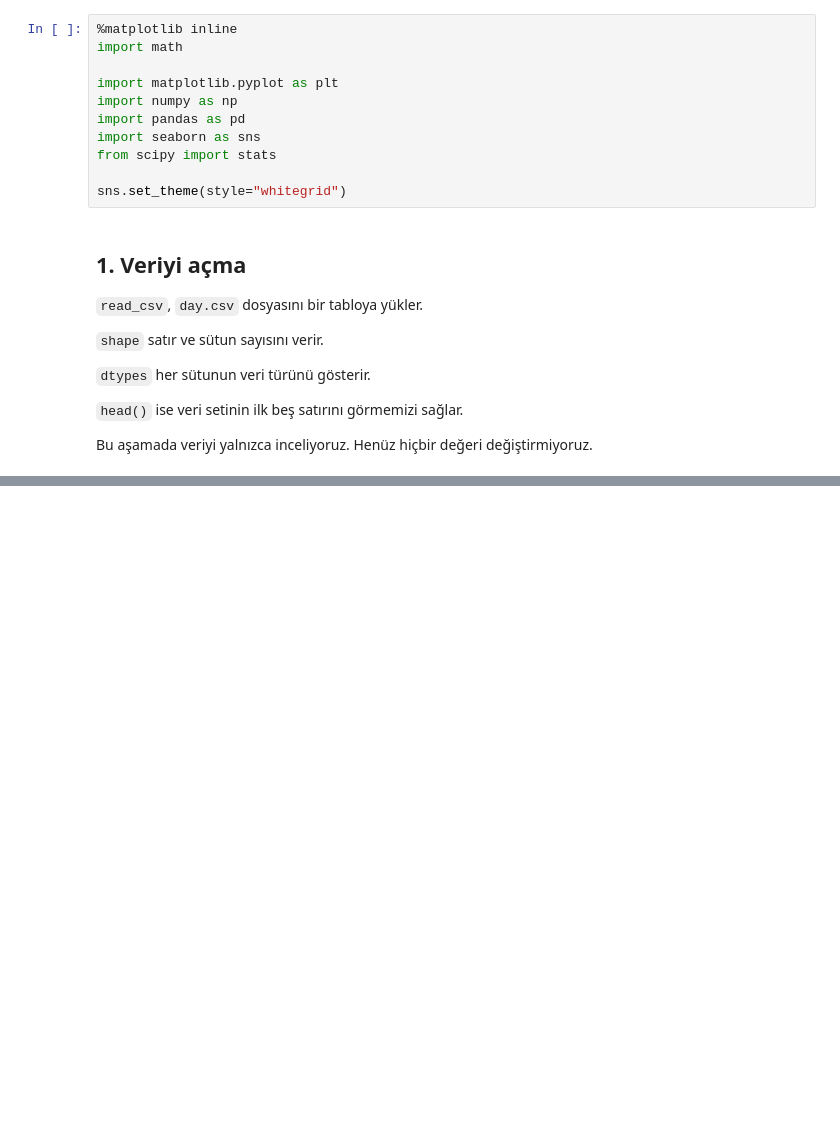
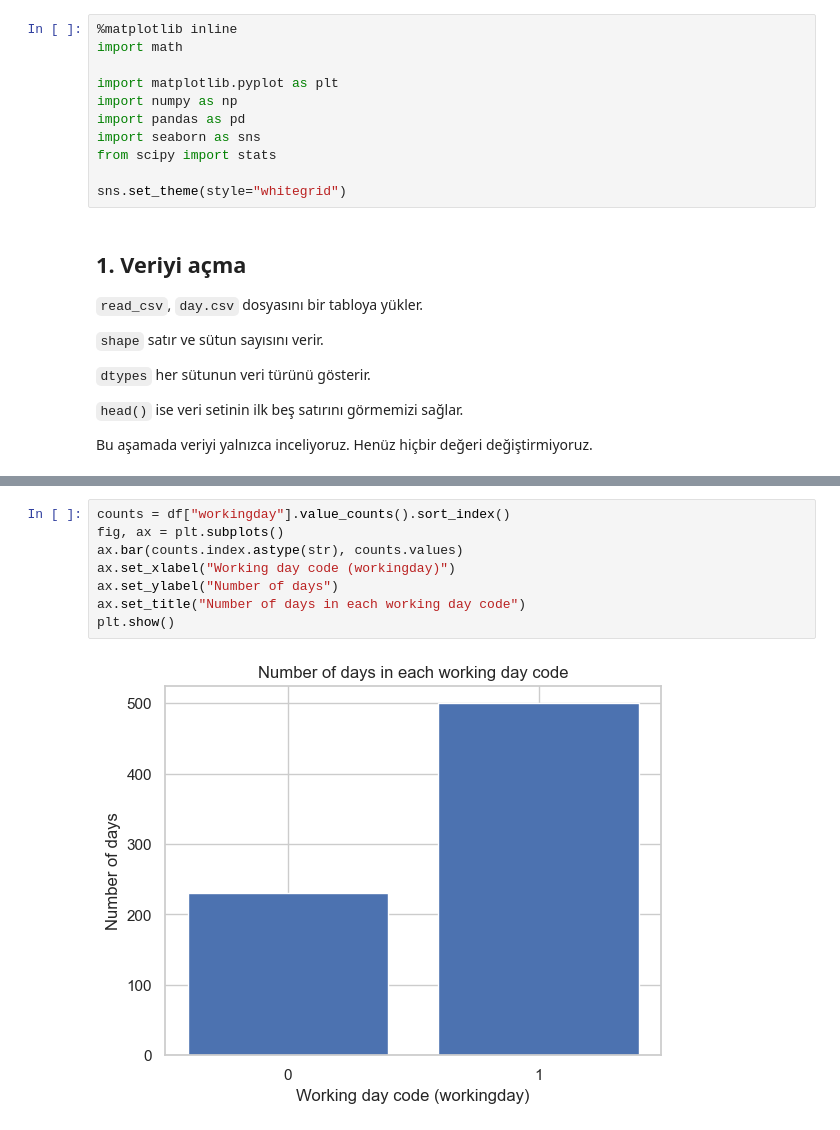
Before and after one commit to husnaaydn/bike-sharing-eda-project, a Jupyter notebook: bike_sharing_project.ipynb, the cells around one changed output, grey strips where cells are left out. Saved outputs shown, nothing was run; the diff lists cells and outputs as text; blank space fills up the shorter version.

```diff
--- a/bike_sharing_project.ipynb
+++ b/bike_sharing_project.ipynb
@@ -41,0 +297,10 @@ NameError: name 'pd' is not defined
+# %%
+counts = df["workingday"].value_counts().sort_index()
+fig, ax = plt.subplots()
+ax.bar(counts.index.astype(str), counts.values)
+ax.set_xlabel("Working day code (workingday)")
+ax.set_ylabel("Number of days")
+ax.set_title("Number of days in each working day code")
+plt.show()
+# %% [output]
+[figure, added]
```
Also changed, not shown: parts of 20 cells of this notebook.
